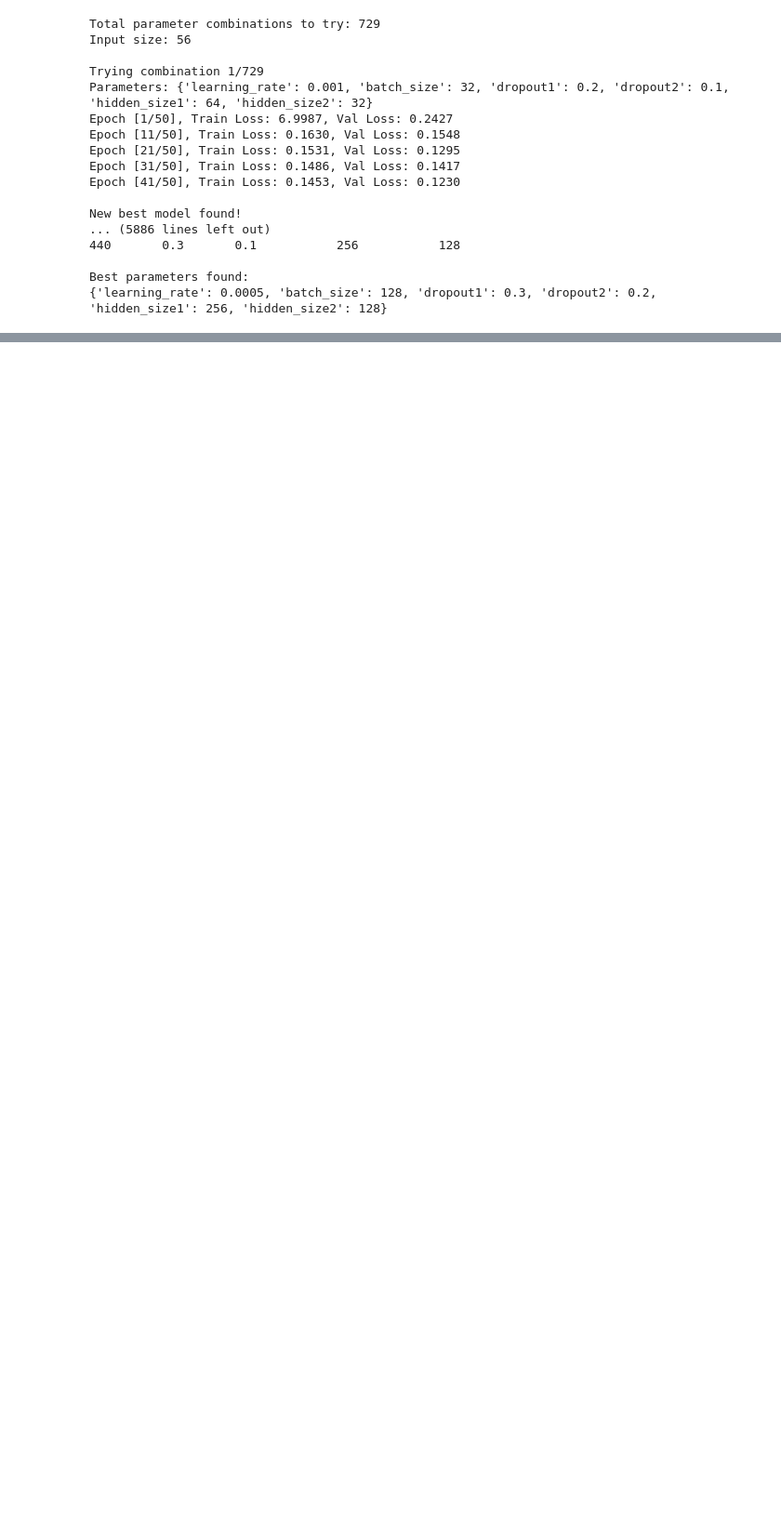
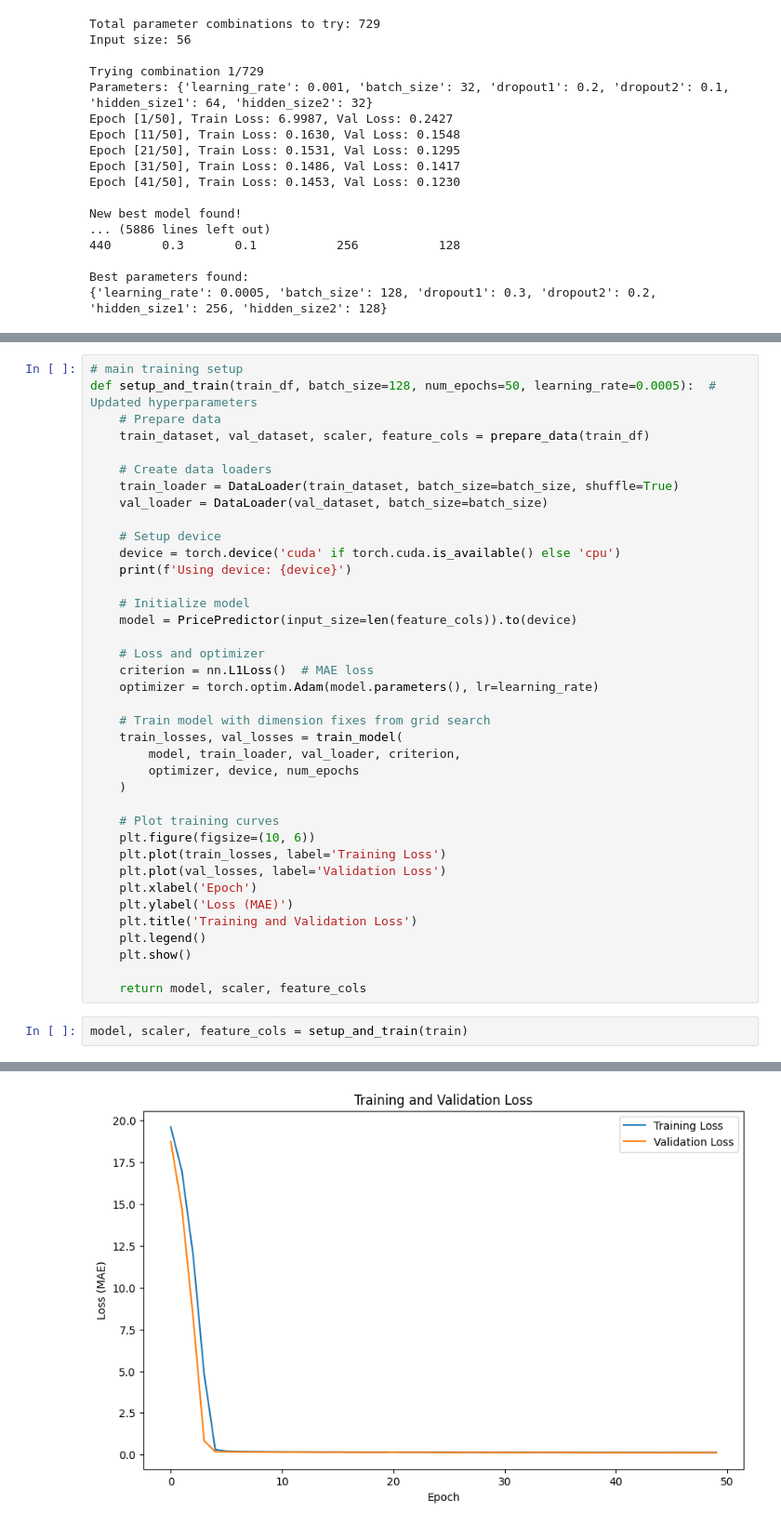
Before and after one commit to EAriasDeAbreu/ProblemSet_3, a Jupyter notebook: code/02_Model_NN.ipynb, the cells around one changed output, grey strips where cells are left out. Shown at 93% size. Cells and saved outputs as stored; diff of their text form; blank space fills up the shorter version.

Commit message:
submit model v3 with optimal hyperparams

```diff
--- a/code/02_Model_NN.ipynb
+++ b/code/02_Model_NN.ipynb
@@ -1518,0 +1587,41 @@ Best parameters found:
+# %%
+# main training setup
+def setup_and_train(train_df, batch_size=128, num_epochs=50, learning_rate=0.0005):  # Updated hyperparameters
+    # Prepare data
+    train_dataset, val_dataset, scaler, feature_cols = prepare_data(train_df)
+
+    # Create data loaders
+    train_loader = DataLoader(train_dataset, batch_size=batch_size, shuffle=True)
+    val_loader = DataLoader(val_dataset, batch_size=batch_size)
+
+    # Setup device
+    device = torch.device('cuda' if torch.cuda.is_available() else 'cpu')
+    print(f'Using device: {device}')
+
+    # Initialize model
+    model = PricePredictor(input_size=len(feature_cols)).to(device)
+
+    # Loss and optimizer
+    criterion = nn.L1Loss()  # MAE loss
+    optimizer = torch.optim.Adam(model.parameters(), lr=learning_rate)
+
+    # Train model with dimension fixes from grid search
+    train_losses, val_losses = train_model(
+        model, train_loader, val_loader, criterion,
+        optimizer, device, num_epochs
+    )
+
+    # Plot training curves
+    plt.figure(figsize=(10, 6))
+    plt.plot(train_losses, label='Training Loss')
+    plt.plot(val_losses, label='Validation Loss')
+    plt.xlabel('Epoch')
+    plt.ylabel('Loss (MAE)')
+    plt.title('Training and Validation Loss')
+    plt.legend()
+    plt.show()
+
+    return model, scaler, feature_cols
+# %%
+model, scaler, feature_cols = setup_and_train(train)
+# %% [output]
@@ -1518,0 +1639 @@ Best parameters found:
+[figure, added]
```
Also changed, not shown: parts of 5 cells of this notebook, 1 other file.
